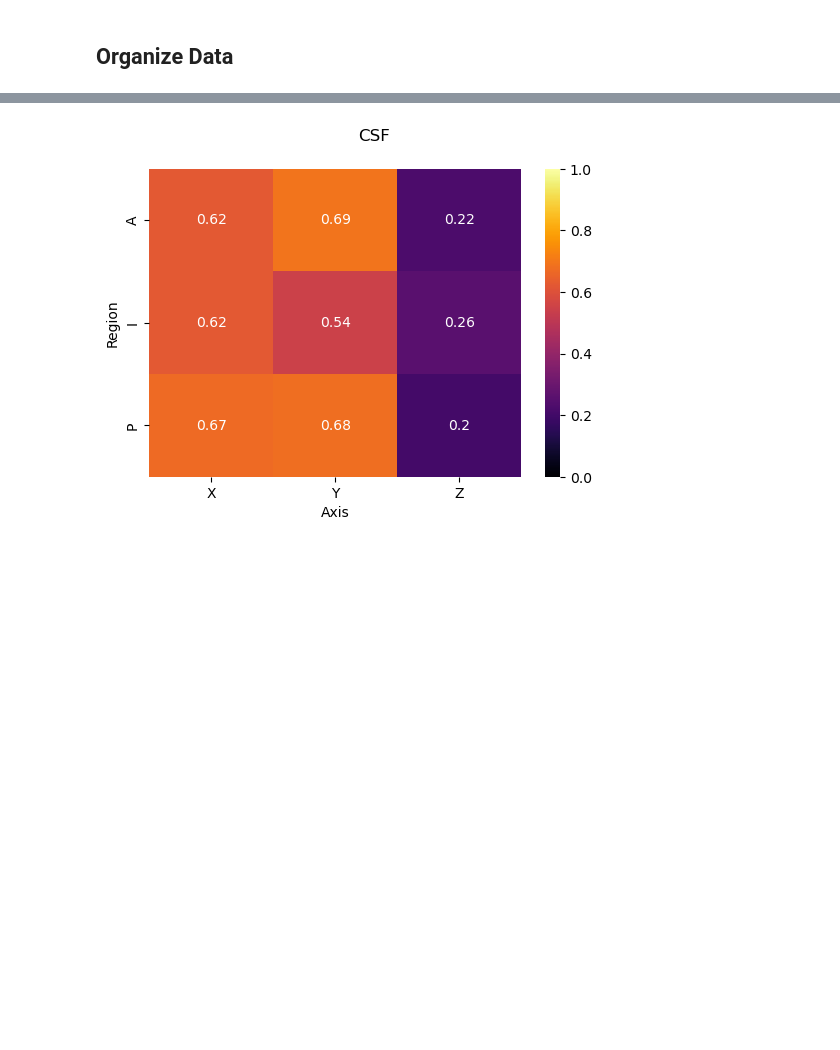
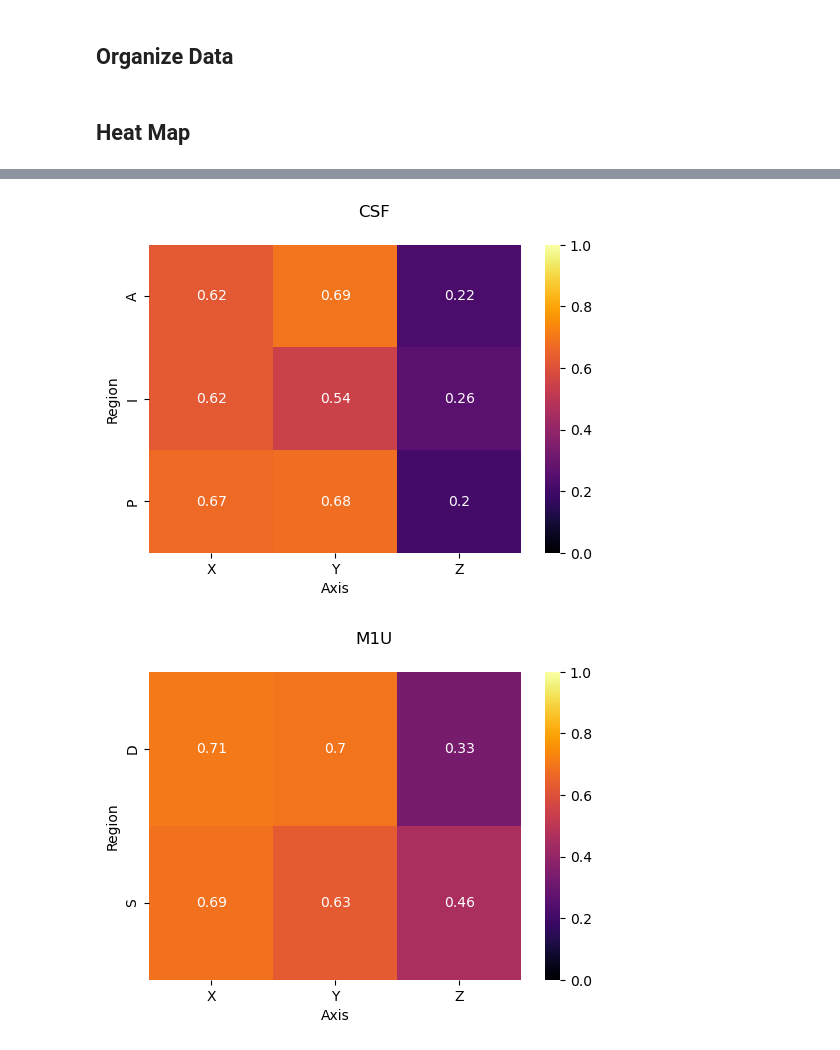
Before and after one commit to chahn317/Position_Decoding, a Jupyter notebook: Data_Analysis/Br_Analysis.ipynb, the cells around one changed output, grey strips where cells are left out. Drawn from its saved outputs; the diff is of its cells as text; code cells hidden in the pictures; blank space fills up the shorter version.

Commit message:
data analysis

```diff
--- a/Data_Analysis/Br_Analysis.ipynb
+++ b/Data_Analysis/Br_Analysis.ipynb
@@ -33,7 +34,6 @@ for f in files:
             marker_region = dataset.split('_')[2]
             raw_data[nr][marker_region] = r2s
 # %%
-neural_regions = ['M1U', 'S1U', 'PFU', 'CSF']
 marker_regions = ['Anterior', 'Intermediate', 'Posterior', 'Superficial', 'Deep']
 xyz = ['X', 'Y', 'Z']
 
@@ -50,6 +50,8 @@ for nr in neural_regions:
     for mr in marker_regions:
         values = list(raw_data[nr][mr].values())
         xyz_data[nr][mr] = XYZ(values)
+# %% [markdown]
+## Heat Map
 # %%
 def get_frame(regions, features, data):
     feature = []
@@ -83,9 +85,14 @@ def heatmap(frame, title):
 # %%
 for nr in neural_regions:
     frame = get_frame(['A', 'I', 'P'], ['X', 'Y', 'Z'], [xyz_data[nr]['Anterior'], xyz_data[nr]['Intermediate'], xyz_data[nr]['Posterior']])
     heatmap(frame, nr)
+
+for nr in neural_regions:
+    frame = get_frame(['S', 'D'], ['X', 'Y', 'Z'], [xyz_data[nr]['Superficial'], xyz_data[nr]['Deep']])
+    heatmap(frame, nr)
 # %% [output]
 [figure]
 [figure]
 [figure]
 [figure]
+[figure, added]
```
Also changed, not shown: parts of 5 cells of this notebook, 9 other files.
